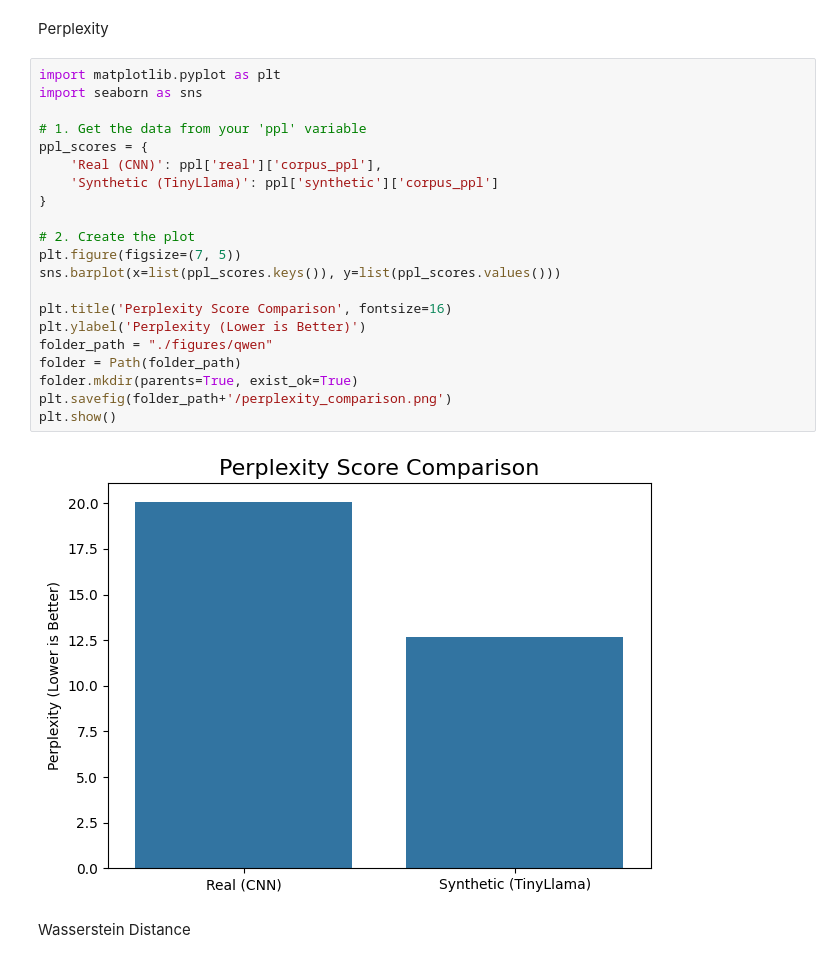
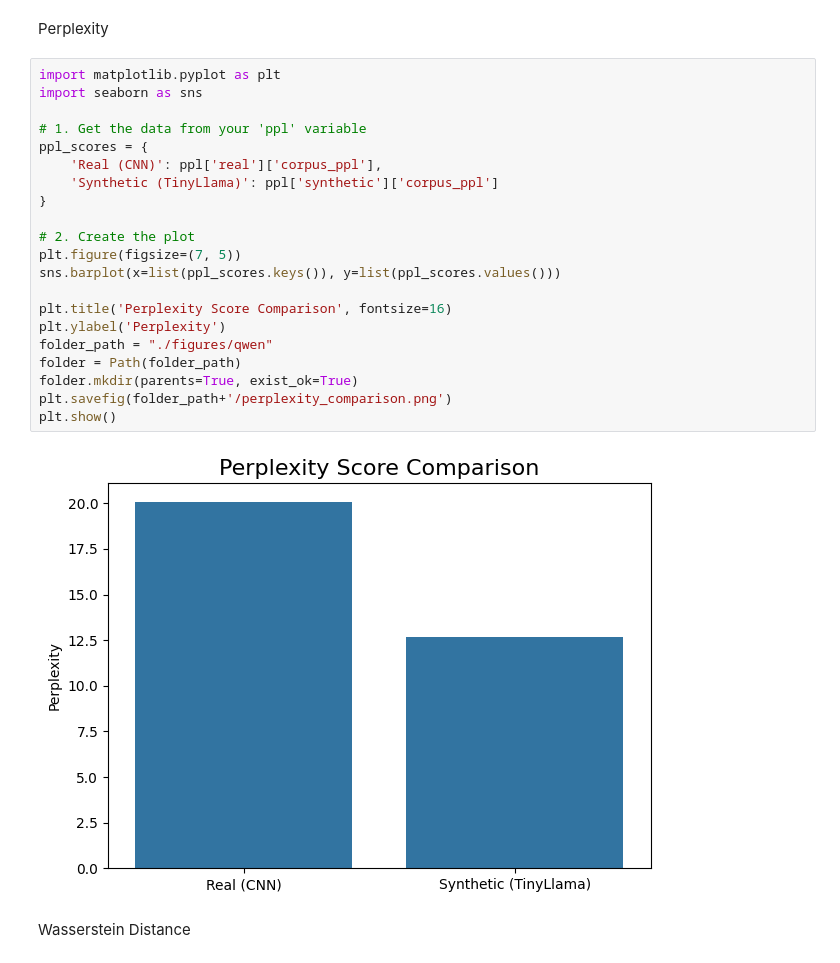
Before and after one commit to grackner/dsc_261_final_project, a Jupyter notebook: Data_Eval/qwen_data_evaluation.ipynb, the cells around one changed output. Saved outputs shown, nothing was run; the diff lists cells and outputs as text.

```diff
--- a/Data_Eval/qwen_data_evaluation.ipynb
+++ b/Data_Eval/qwen_data_evaluation.ipynb
@@ -213,26 +243,26 @@ Perplexity
 # %%
 import matplotlib.pyplot as plt
 import seaborn as sns
 
 # 1. Get the data from your 'ppl' variable
 ppl_scores = {
     'Real (CNN)': ppl['real']['corpus_ppl'],
     'Synthetic (TinyLlama)': ppl['synthetic']['corpus_ppl']
 }
 
 # 2. Create the plot
 plt.figure(figsize=(7, 5))
 sns.barplot(x=list(ppl_scores.keys()), y=list(ppl_scores.values()))
 
 plt.title('Perplexity Score Comparison', fontsize=16)
-plt.ylabel('Perplexity (Lower is Better)')
+plt.ylabel('Perplexity')
 folder_path = "./figures/qwen"
 folder = Path(folder_path)
 folder.mkdir(parents=True, exist_ok=True)
 plt.savefig(folder_path+'/perplexity_comparison.png')
 plt.show()
 # %% [output]
-[figure, old version]
+[figure, new version]
 # %% [markdown]
 Wasserstein Distance
 # %%
```
Also changed, not shown: parts of 8 cells of this notebook, 30 other files.
